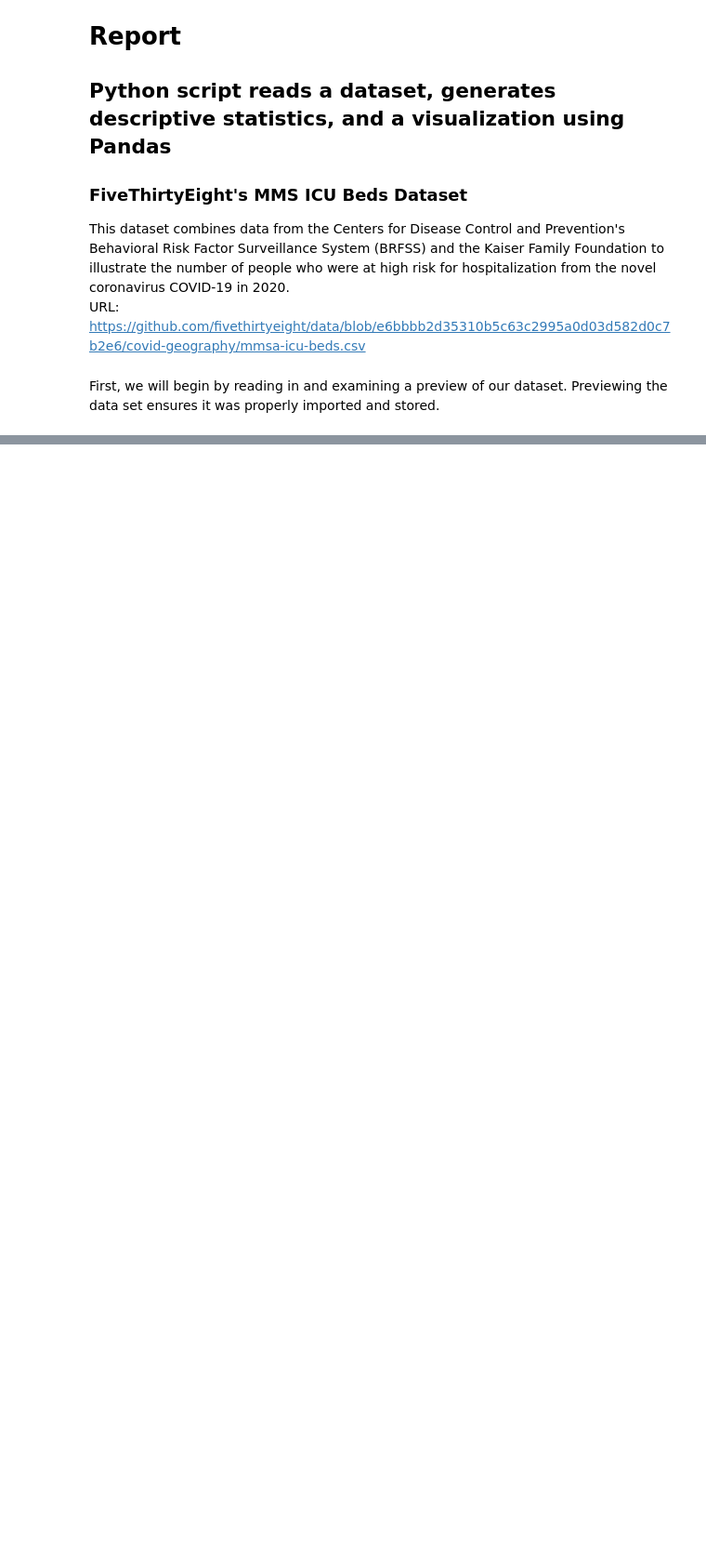
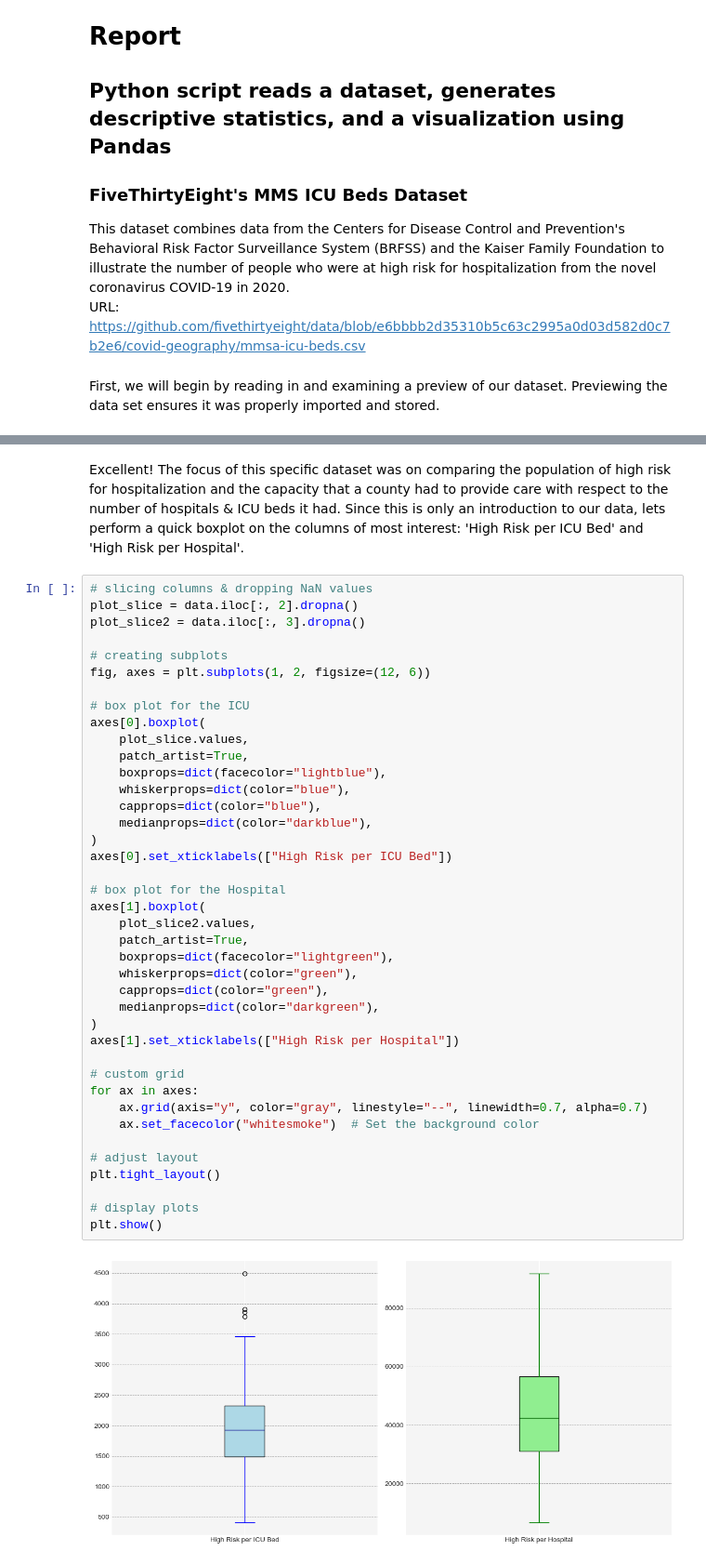
Before and after one commit to zachary-fennie/Python-Scripting-for-SQL-Database, a Jupyter notebook: main_notebook.ipynb, the cells around one changed output, grey strips where cells are left out. Shown: that part at 93% size. Drawn from its saved outputs; the diff is of its cells as text; blank space fills up the shorter version.

```diff
--- a/main_notebook.ipynb
+++ b/main_notebook.ipynb
@@ -73,0 +48,44 @@ Much better! Comparing key land vehicles (tanks, armored personnel carriers, and
+# %% [markdown]
+Excellent! The focus of this specific dataset was on comparing the population of high risk for hospitalization and the capacity that a county had to provide care with respect to the number of hospitals & ICU beds it had. Since this is only an introduction to our data, lets perform a quick boxplot on the columns of most interest: 'High Risk per ICU Bed' and 'High Risk per Hospital'.
+# %%
+# slicing columns & dropping NaN values
+plot_slice = data.iloc[:, 2].dropna()
+plot_slice2 = data.iloc[:, 3].dropna()
+
+# creating subplots
+fig, axes = plt.subplots(1, 2, figsize=(12, 6))
+
+# box plot for the ICU
+axes[0].boxplot(
+    plot_slice.values,
+    patch_artist=True,
+    boxprops=dict(facecolor="lightblue"),
+    whiskerprops=dict(color="blue"),
+    capprops=dict(color="blue"),
+    medianprops=dict(color="darkblue"),
+)
+axes[0].set_xticklabels(["High Risk per ICU Bed"])
+
+# box plot for the Hospital
+axes[1].boxplot(
+    plot_slice2.values,
+    patch_artist=True,
+    boxprops=dict(facecolor="lightgreen"),
+    whiskerprops=dict(color="green"),
+    capprops=dict(color="green"),
+    medianprops=dict(color="darkgreen"),
+)
+axes[1].set_xticklabels(["High Risk per Hospital"])
+
+# custom grid
+for ax in axes:
+    ax.grid(axis="y", color="gray", linestyle="--", linewidth=0.7, alpha=0.7)
+    ax.set_facecolor("whitesmoke")  # Set the background color
+
+# adjust layout
+plt.tight_layout()
+
+# display plots
+plt.show()
+# %% [output]
+[figure, added]
```
Also changed, not shown: parts of 11 cells of this notebook, 2 other files.
